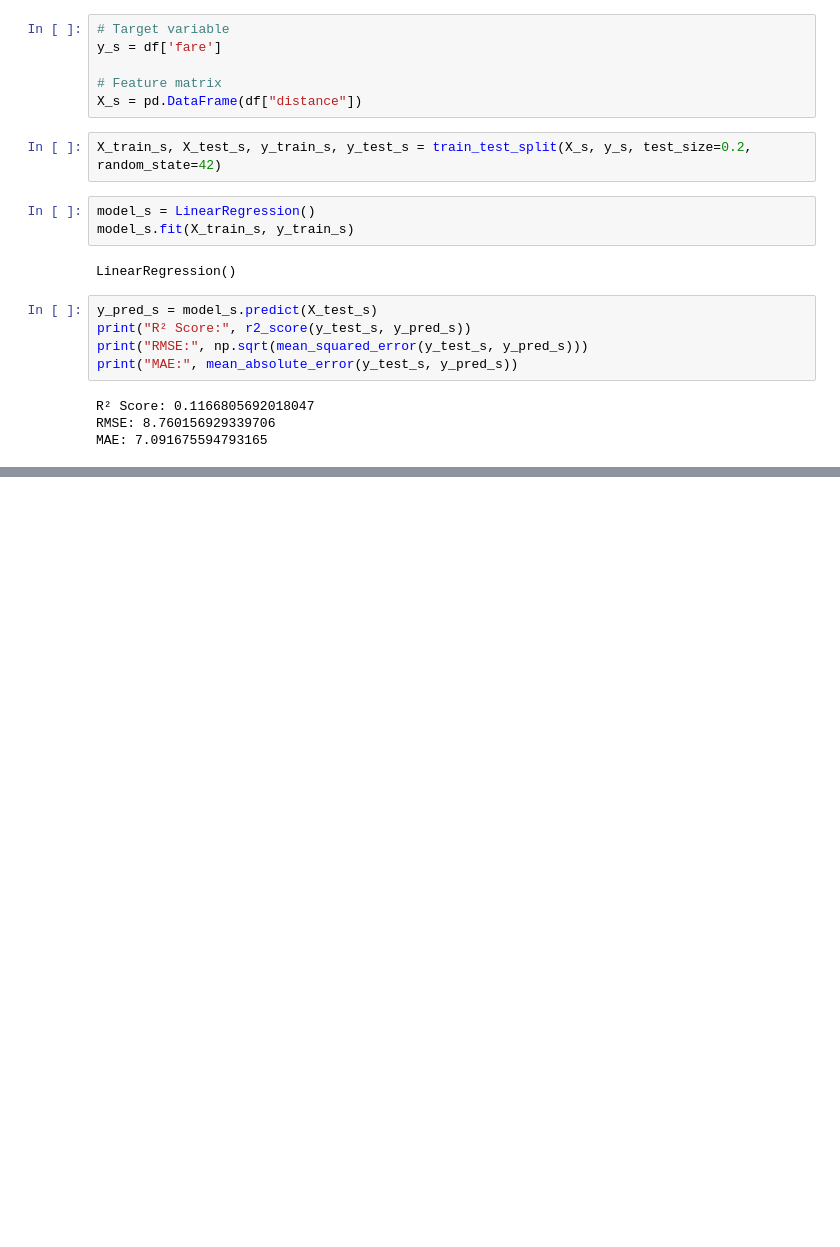
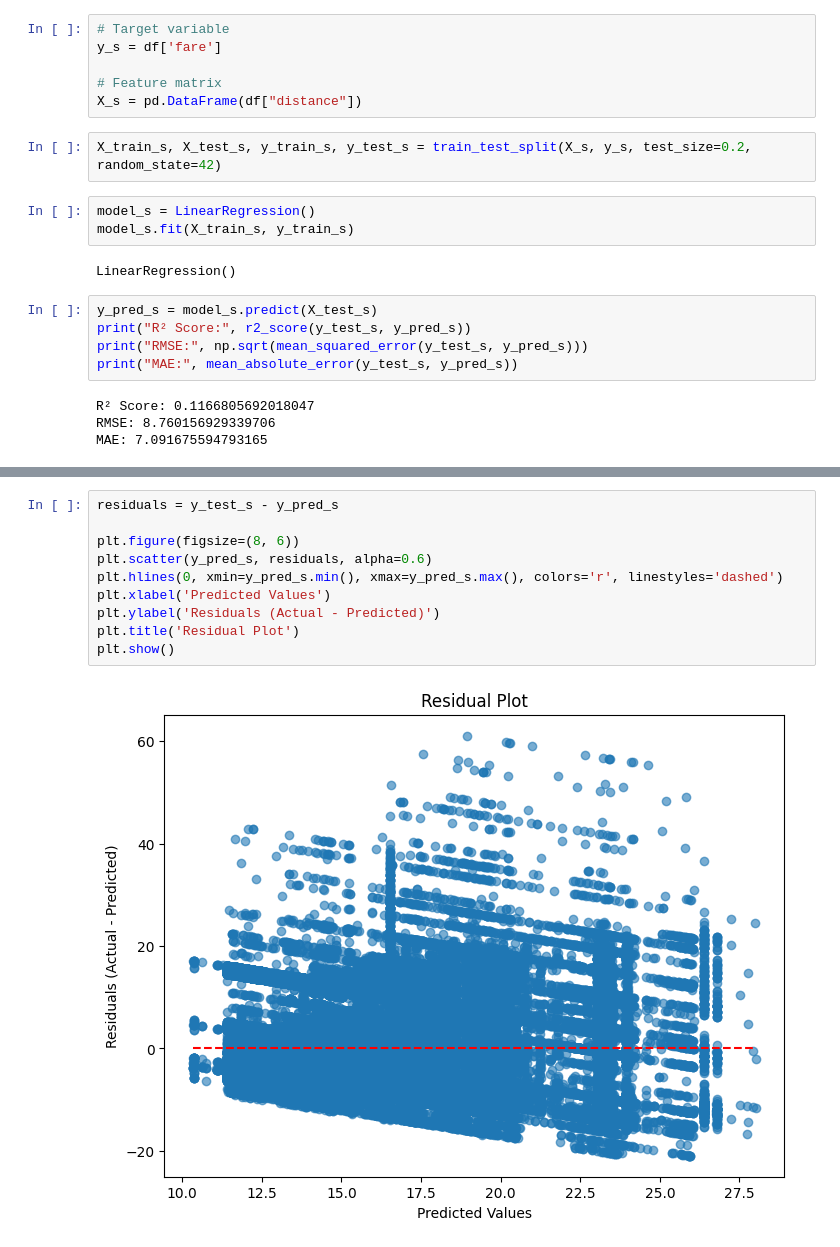
Before and after one commit to Mahir-Uddin0/Uber-Fare-Prediction, a Jupyter notebook: Notebooks/Fare prediction.ipynb, the cells around one changed output, grey strips where cells are left out. Cells and saved outputs as stored; diff of their text form; blank space fills up the shorter version.

```diff
--- a/Notebooks/Fare prediction.ipynb
+++ b/Notebooks/Fare prediction.ipynb
@@ -50,0 +61,12 @@ MAE: 7.091675594793165
+# %%
+residuals = y_test_s - y_pred_s
+
+plt.figure(figsize=(8, 6))
+plt.scatter(y_pred_s, residuals, alpha=0.6)
+plt.hlines(0, xmin=y_pred_s.min(), xmax=y_pred_s.max(), colors='r', linestyles='dashed')
+plt.xlabel('Predicted Values')
+plt.ylabel('Residuals (Actual - Predicted)')
+plt.title('Residual Plot')
+plt.show()
+# %% [output]
+[figure, added]
```
Also changed, not shown: parts of 3 cells of this notebook.
